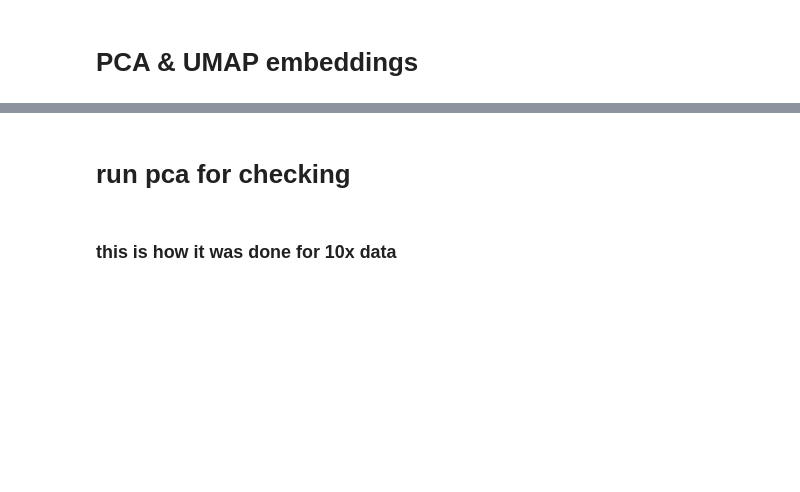
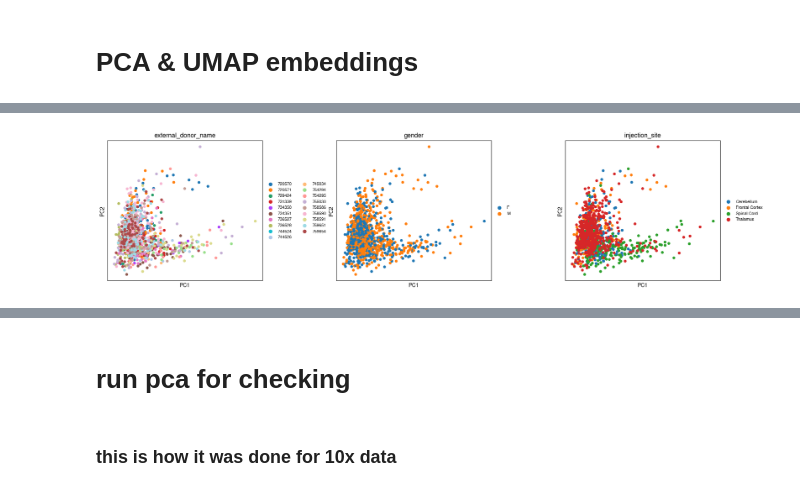
Before and after one commit to ShuonanChen/LCNE_transcriptomics, a Jupyter notebook: code/notebooks/retroseq/plot_all_retroseq_figs.ipynb, the cells around one changed output, grey strips where cells are left out. Cells and saved outputs as stored; diff of their text form; code cells hidden in the pictures; blank space fills up the shorter version.

```diff
--- a/code/notebooks/retroseq/plot_all_retroseq_figs.ipynb
+++ b/code/notebooks/retroseq/plot_all_retroseq_figs.ipynb
@@ -156,14 +230,15 @@ plt.tight_layout()
 # %%
 # PCA Visualizatio
 adata_pca = adata_retro.copy()  # so its library size of 1
 sc.pp.scale(adata_pca, zero_center=True, max_value=10)
 sc.tl.pca(adata_pca, n_comps=50, svd_solver='arpack')
 
 ax = sc.pl.pca(adata_pca,
     color=["external_donor_name", "gender", "injection_site"],ncols=3,show=False)
 for a in ax:
     a.set_aspect("equal")
-plt.tight_layout()
+# %% [output]
+[figure, added]
 # %%
 #umap
 
```
Also changed, not shown: parts of 18 cells of this notebook, 6 other files.
